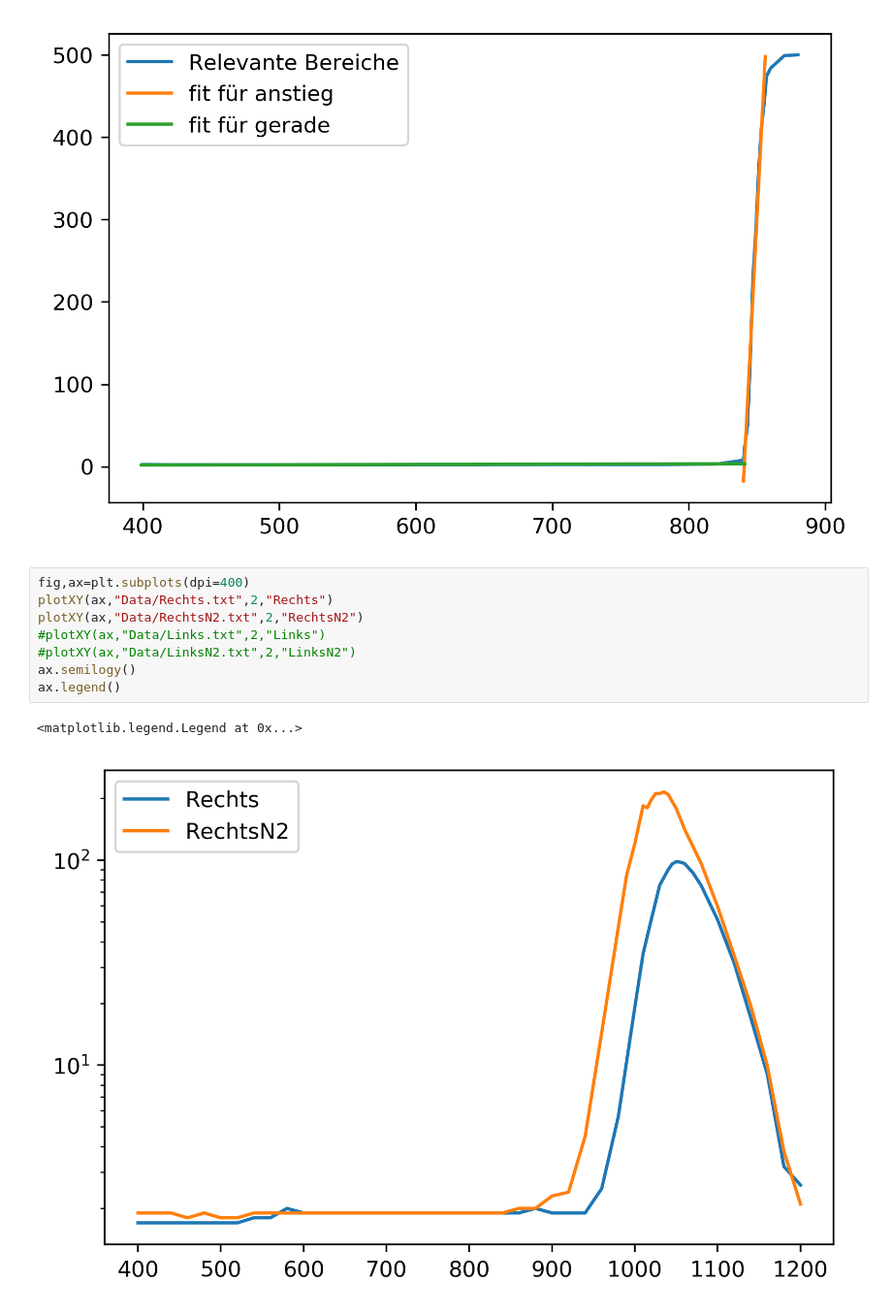
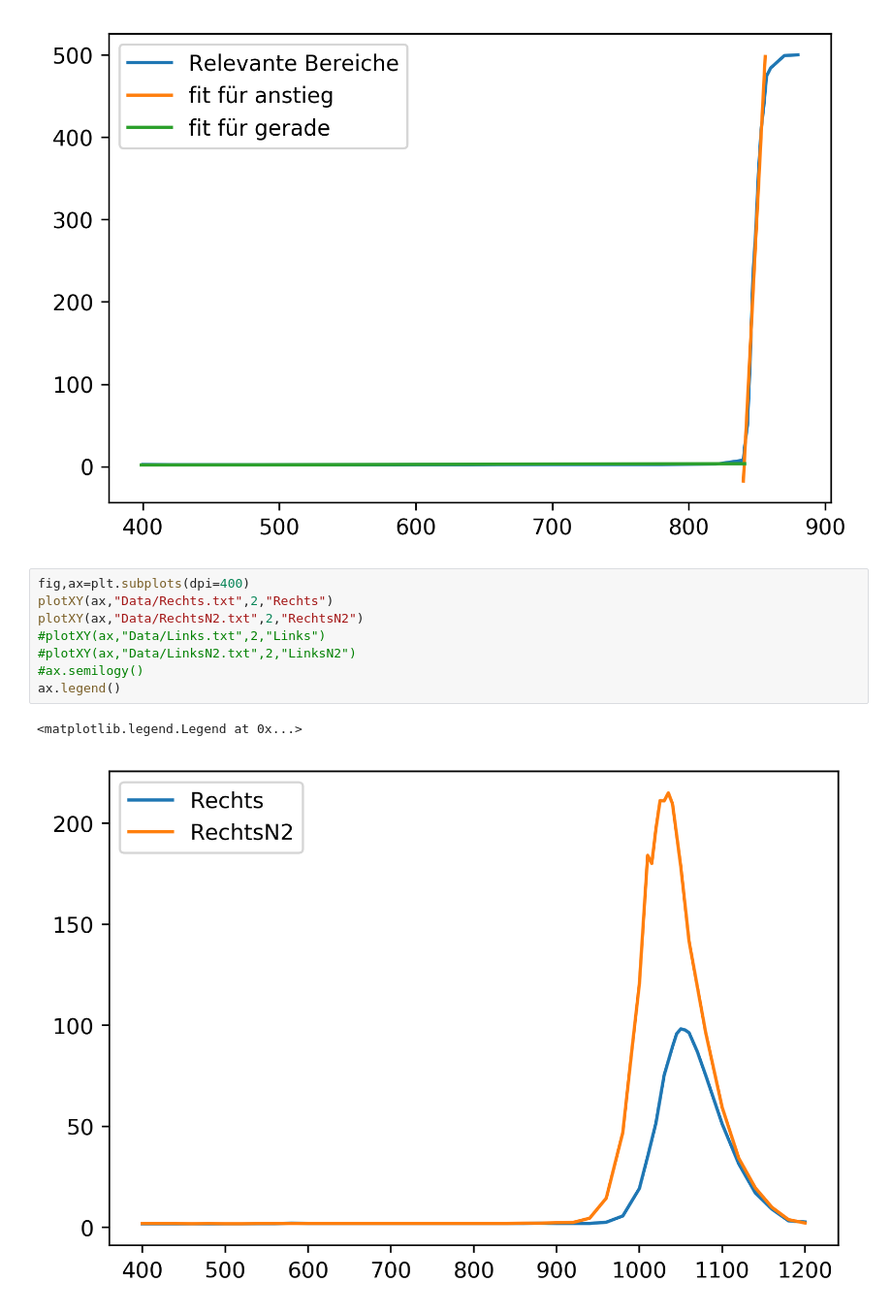
Before and after one commit to qwretz/fpraktikum, a Jupyter notebook: Energy Gap/EnergyGaps.ipynb, the cells around one changed output. Shown at 97% size. Drawn from its saved outputs; the diff is of its cells as text.

```diff
--- a/Energy Gap/EnergyGaps.ipynb
+++ b/Energy Gap/EnergyGaps.ipynb
@@ -127,11 +126,11 @@ ax.legend()
 # %%
 fig,ax=plt.subplots(dpi=400)
 plotXY(ax,"Data/Rechts.txt",2,"Rechts")
 plotXY(ax,"Data/RechtsN2.txt",2,"RechtsN2")
 #plotXY(ax,"Data/Links.txt",2,"Links")
 #plotXY(ax,"Data/LinksN2.txt",2,"LinksN2")
-ax.semilogy()
+#ax.semilogy()
 ax.legend()
 # %% [output]
 <matplotlib.legend.Legend at 0x...>
-[figure, old version]
+[figure, new version]
```
Also changed, not shown: parts of 3 cells of this notebook.
